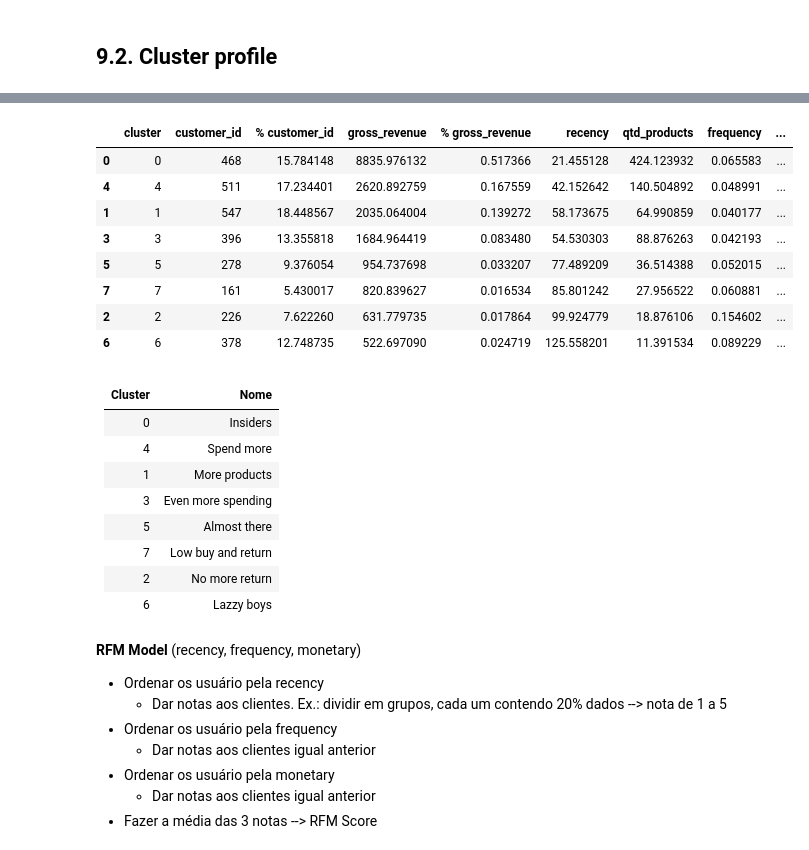
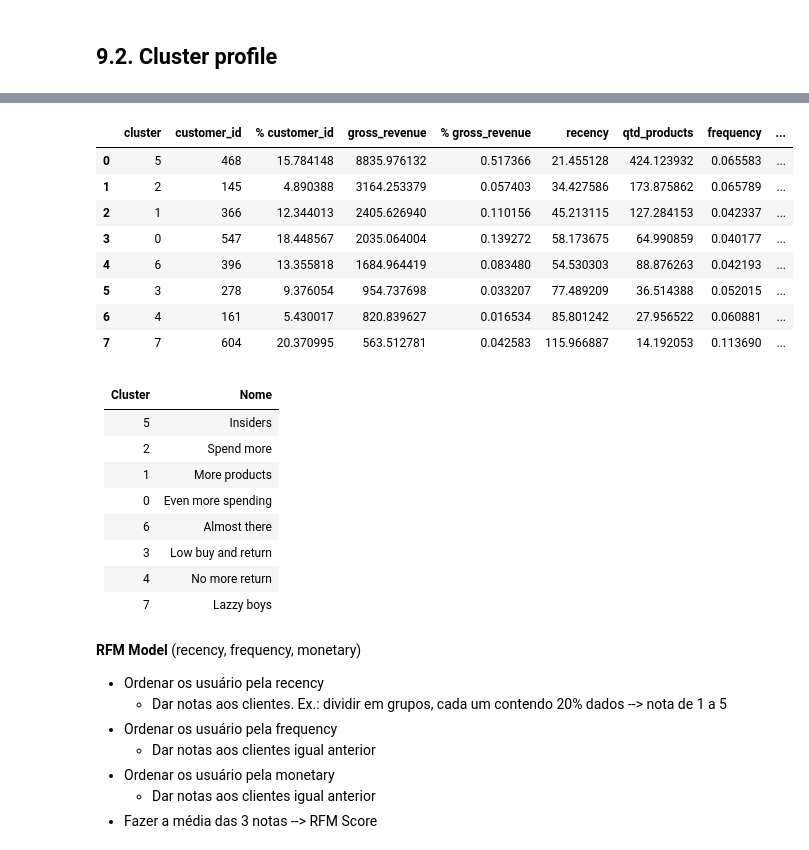
Before and after one commit to ezequielpf/insiders_clustering, a Jupyter notebook: notebooks/cicle_10_insiders_clustering.ipynb, the cells around one changed output, grey strips where cells are left out. Saved outputs shown, nothing was run; the diff lists cells and outputs as text; code cells hidden in the pictures.

```diff
--- a/notebooks/cicle_10_insiders_clustering.ipynb
+++ b/notebooks/cicle_10_insiders_clustering.ipynb
@@ -1324,14 +1321,15 @@ df_clusters = pd.merge(df_clusters, aux4, on='cluster', how='left')
 df_clusters = pd.merge(df_clusters, aux5, on='cluster', how='left')
 df_clusters = pd.merge(df_clusters, aux6, on='cluster', how='left')
 # %%
-df_clusters.sort_values(by=['gross_revenue'], ascending=False)
+df_clusters_sorted = df_clusters.sort_values(by=['gross_revenue'], ascending=False).reset_index(drop=True)
+df_clusters_sorted
 # %% [output]
 |  | cluster | customer_id | % customer_id | gross_revenue | % gross_revenue | recency | qtd_products | frequency | ... |
-| 0 | 0 | 468 | 15.784148 | 8835.976132 | 0.517366 | 21.455128 | 424.123932 | 0.065583 | ... |
-| 4 | 4 | 511 | 17.234401 | 2620.892759 | 0.167559 | 42.152642 | 140.504892 | 0.048991 | ... |
-| 1 | 1 | 547 | 18.448567 | 2035.064004 | 0.139272 | 58.173675 | 64.990859 | 0.040177 | ... |
-| 3 | 3 | 396 | 13.355818 | 1684.964419 | 0.083480 | 54.530303 | 88.876263 | 0.042193 | ... |
-| 5 | 5 | 278 | 9.376054 | 954.737698 | 0.033207 | 77.489209 | 36.514388 | 0.052015 | ... |
-| 7 | 7 | 161 | 5.430017 | 820.839627 | 0.016534 | 85.801242 | 27.956522 | 0.060881 | ... |
-| 2 | 2 | 226 | 7.622260 | 631.779735 | 0.017864 | 99.924779 | 18.876106 | 0.154602 | ... |
-| 6 | 6 | 378 | 12.748735 | 522.697090 | 0.024719 | 125.558201 | 11.391534 | 0.089229 | ... |
+| 0 | 5 | 468 | 15.784148 | 8835.976132 | 0.517366 | 21.455128 | 424.123932 | 0.065583 | ... |
+| 1 | 2 | 145 | 4.890388 | 3164.253379 | 0.057403 | 34.427586 | 173.875862 | 0.065789 | ... |
+| 2 | 1 | 366 | 12.344013 | 2405.626940 | 0.110156 | 45.213115 | 127.284153 | 0.042337 | ... |
+| 3 | 0 | 547 | 18.448567 | 2035.064004 | 0.139272 | 58.173675 | 64.990859 | 0.040177 | ... |
+| 4 | 6 | 396 | 13.355818 | 1684.964419 | 0.083480 | 54.530303 | 88.876263 | 0.042193 | ... |
+| 5 | 3 | 278 | 9.376054 | 954.737698 | 0.033207 | 77.489209 | 36.514388 | 0.052015 | ... |
+| 6 | 4 | 161 | 5.430017 | 820.839627 | 0.016534 | 85.801242 | 27.956522 | 0.060881 | ... |
+| 7 | 7 | 604 | 20.370995 | 563.512781 | 0.042583 | 115.966887 | 14.192053 | 0.113690 | ... |
@@ -1338,14 +1338,14 @@ df_clusters.sort_values(by=['gross_revenue'], ascending=False)
 # %% [markdown]
 | Cluster | Nome |
 |:-------:|------|
-| 0 | Insiders |
-| 4 | Spend more |
+| 5 | Insiders |
+| 2 | Spend more |
 | 1 | More products |
-| 3 | Even more spending |
-| 5 | Almost there |
-| 7 | Low buy and return |
-| 2 | No more return |
-| 6 | Lazzy boys |
+| 0 | Even more spending |
+| 6 | Almost there |
+| 3 | Low buy and return |
+| 4 | No more return |
+| 7 | Lazzy boys |
 # %% [markdown]
 **RFM Model** (recency, frequency, monetary)
 
```
Also changed, not shown: parts of 40 cells of this notebook, 4 other files.
